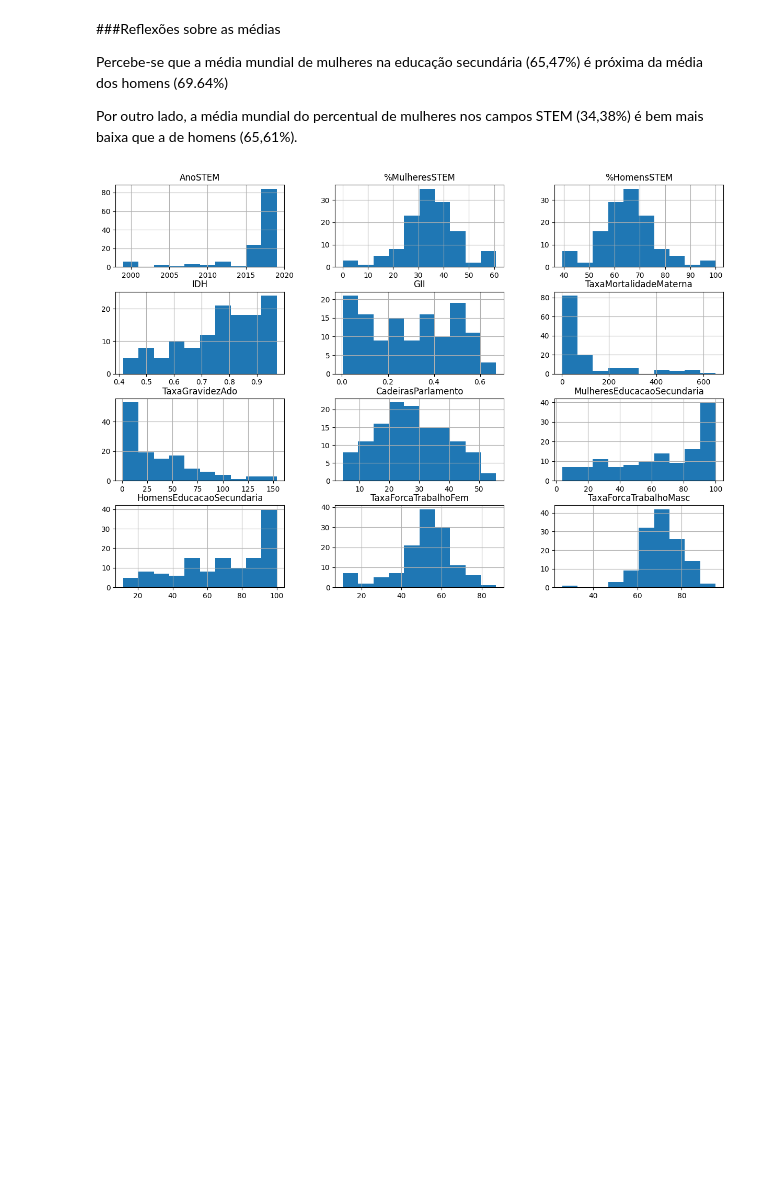
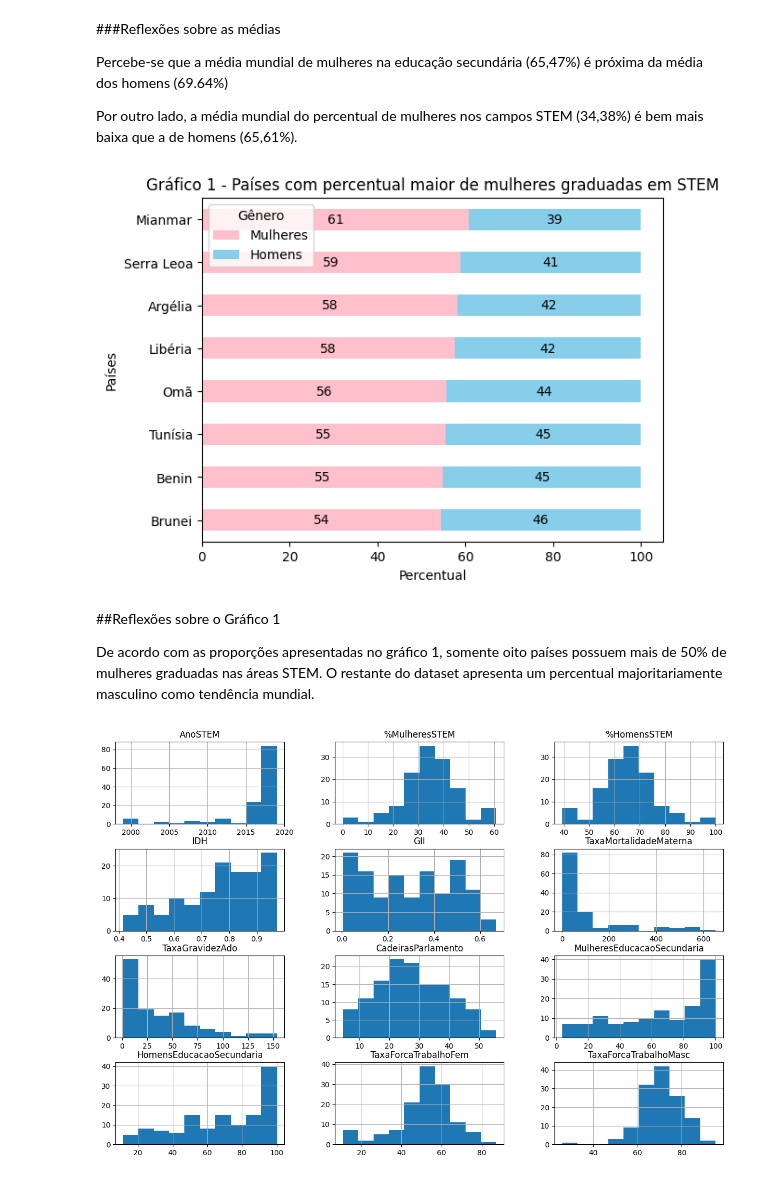
Before and after one commit to pztavares/PUC, a Jupyter notebook: MVP_PZT_Análise_de_Dados_e_Boas_Práticas.ipynb, the cells around one changed output. Cells and saved outputs as stored; diff of their text form; code cells hidden in the pictures; blank space fills up the shorter version.

```diff
--- a/MVP_PZT_Análise_de_Dados_e_Boas_Práticas.ipynb
+++ b/MVP_PZT_Análise_de_Dados_e_Boas_Práticas.ipynb
@@ -259,4 +259,37 @@ dtype: float64
 Percebe-se que a média mundial de mulheres na educação secundária (65,47%) é próxima da média dos homens (69.64%)
 
 Por outro lado, a média mundial do percentual de mulheres nos campos STEM (34,38%) é bem mais baixa que a de homens (65,61%).
+# %%
+# @title Gráfico 1 - Países com percentual maior de mulheres graduadas em STEM
+
+data = {'Países': dataset['PaisPortugues'],
+       'Mulheres': dataset['%MulheresSTEM'],
+       'Homens': dataset ['%HomensSTEM']}
+
+df = pd.DataFrame(data)
+
+df = df[dataset['%MulheresSTEM'] > dataset['%HomensSTEM']]
+df = df.sort_values(by='Mulheres', ascending=True)
+
+# Criar o gráfico de barras empilhadas
+ax = df.plot.barh(x='Países', stacked=True, title='Distribuição por Gênero', color = ['pink', 'skyblue'])
+
+# Rótulos dos dados
+plt.bar_label (ax.containers[0], label_type='center', fmt='%.0f')
+plt.bar_label (ax.containers[1], label_type='center', fmt='%.0f')
+
+plt.xlabel('Percentual')
+plt.ylabel('Países')
+plt.title('Gráfico 1 - Países com percentual maior de mulheres graduadas em STEM')
+plt.xticks(rotation=0) # Mantém os rótulos do eixo x na horizontal
+plt.legend(title='Gênero') # Adiciona legenda
+
+# Exibir o gráfico
+plt.show()
+# %% [output]
+[figure, added]
+# %% [markdown]
+##Reflexões sobre o Gráfico 1
+
+De acordo com as proporções apresentadas no gráfico 1, somente oito países possuem mais de 50% de mulheres graduadas nas áreas STEM. O restante do dataset apresenta um percentual majoritariamente masculino como tendência mundial.
 # %%
```
Also changed, not shown: parts of 22 cells of this notebook.
